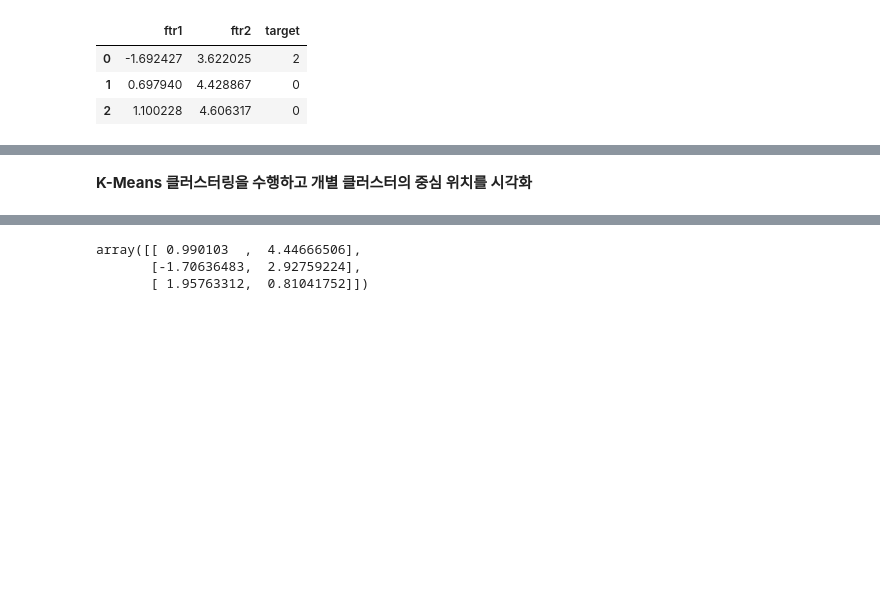
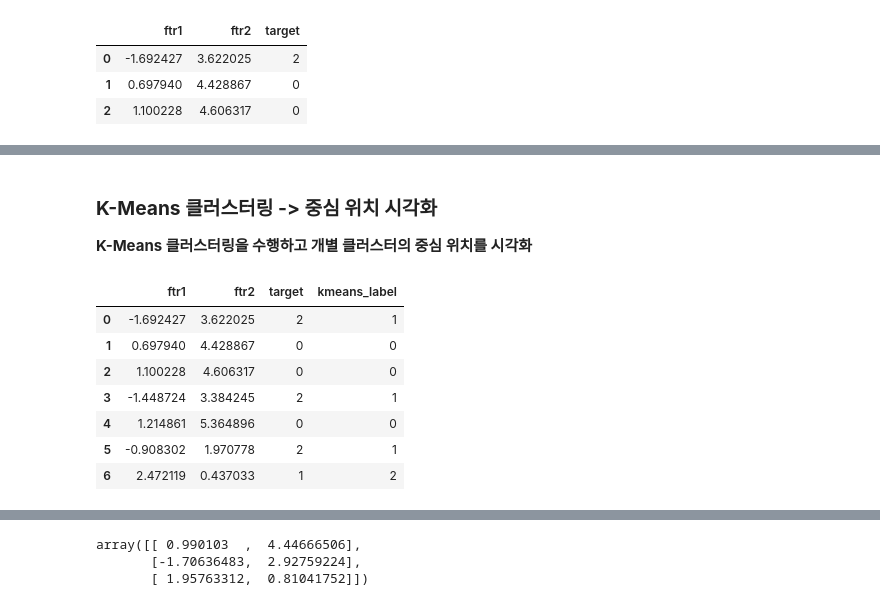
Before and after one commit to netsus/ML_PerfectGuide, a Jupyter notebook: 7장/7-1_KMeans.ipynb, the cells around one changed output, grey strips where cells are left out. Saved outputs shown, nothing was run; the diff lists cells and outputs as text; code cells hidden in the pictures; blank space fills up the shorter version.

```diff
--- a/7장/7-1_KMeans.ipynb
+++ b/7장/7-1_KMeans.ipynb
@@ -243,2 +258,3 @@ plt.scatter(x=clusterDF['ftr1'], y=clusterDF['ftr2'], edgecolor='k', c=y )
 # %% [markdown]
+### **K-Means 클러스터링 -> 중심 위치 시각화**
 **K-Means 클러스터링을 수행하고 개별 클러스터의 중심 위치를 시각화**
@@ -245 +265,13 @@ plt.scatter(x=clusterDF['ftr1'], y=clusterDF['ftr2'], edgecolor='k', c=y )
+# %%
+# target값과 kmeans_labels값이 일치하지 않아도, 동일한 타겟값을 지칭할 수 있다.
+clusterDF.head(7)
+# %% [output]
+|  | ftr1 | ftr2 | target | kmeans_label |
+| 0 | -1.692427 | 3.622025 | 2 | 1 |
+| 1 | 0.697940 | 4.428867 | 0 | 0 |
+| 2 | 1.100228 | 4.606317 | 0 | 0 |
+| 3 | -1.448724 | 3.384245 | 2 | 1 |
+| 4 | 1.214861 | 5.364896 | 0 | 0 |
+| 5 | -0.908302 | 1.970778 | 2 | 1 |
+| 6 | 2.472119 | 0.437033 | 1 | 2 |
 # %%
```
Also changed, not shown: parts of 14 cells of this notebook.
